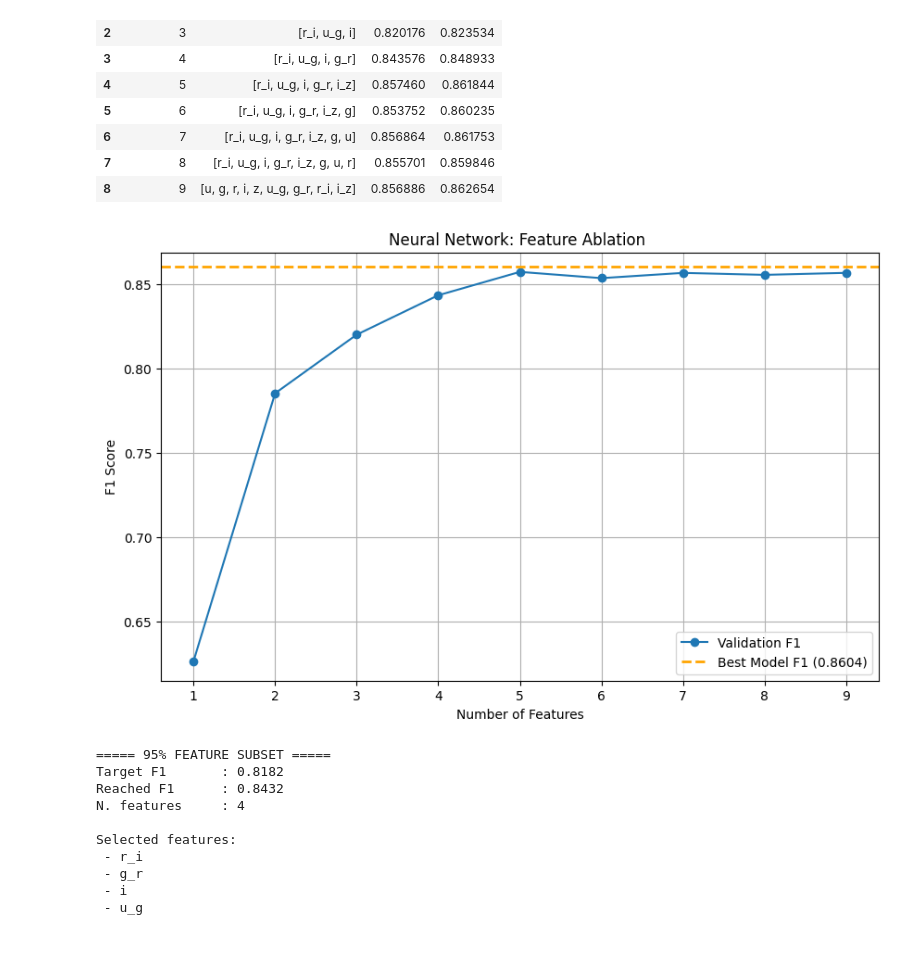
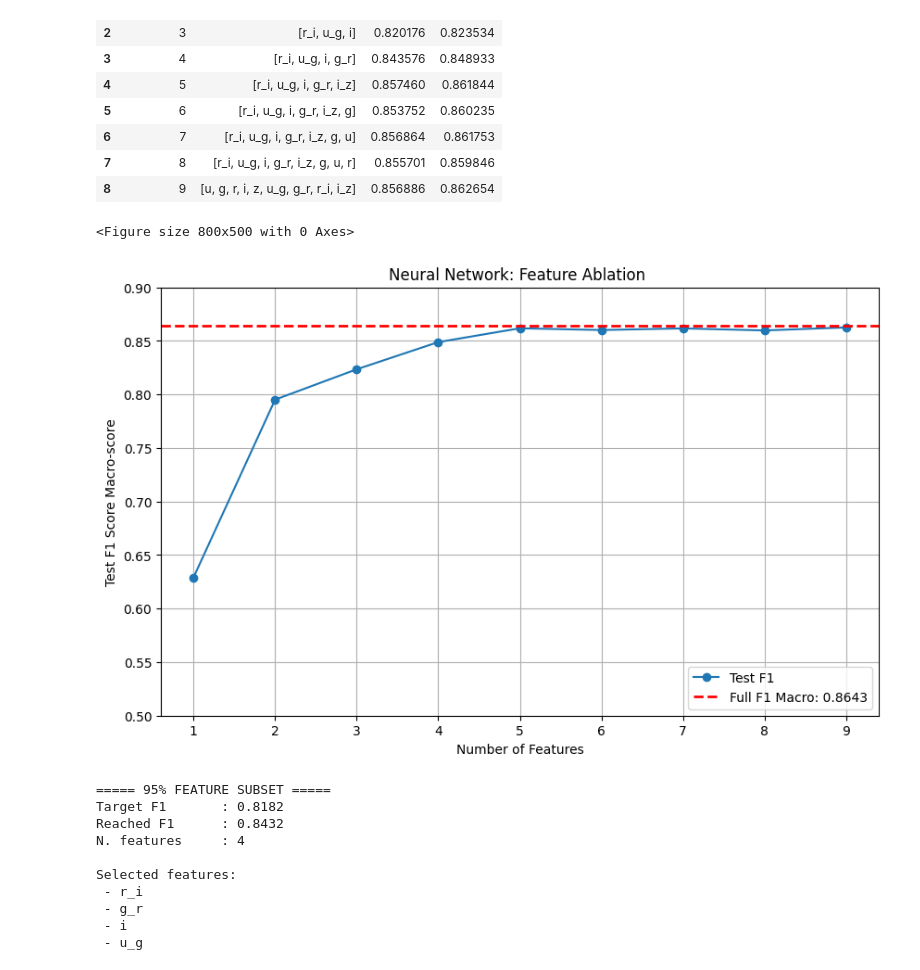
Before and after one commit to nicolomeneguzzo/Computational-Physics-2026, a Jupyter notebook: Astrophysical-Objects-Recognition/notebooks/stellar-classification-and-supervised-learning.ipynb, the cells around one changed output. Drawn from its saved outputs; the diff is of its cells as text; code cells hidden in the pictures.

Commit message:
other changes to the plots of feature ablation, inner READ ME

```diff
--- a/Astrophysical-Objects-Recognition/notebooks/stellar-classification-and-supervised-learning.ipynb
+++ b/Astrophysical-Objects-Recognition/notebooks/stellar-classification-and-supervised-learning.ipynb
@@ -660,14 +659,15 @@ Epoch 15/15 | loss=0.3139 | train_acc=87.91% | val_acc=88.55%
 | 7 | 8 | [r_i, u_g, i, g_r, i_z, g, u, r] | 0.855701 | 0.859846 |
 | 8 | 9 | [u, g, r, i, z, u_g, g_r, r_i, i_z] | 0.856886 | 0.862654 |
 # %%
-best_val_f1 = final_sorted.iloc[0]["val_f1"]
-
+best_test_f1 = final_sorted.iloc[0]["test_f1"]
+plt.figure(figsize=(8, 5))
 sc.plot_feature_ablation_nn(
     ablation_results,
-    best_val_f1=best_val_f1
+    best_test_f1=best_test_f1
 )
 # %% [output]
+<Figure size 800x500 with 0 Axes>
-[figure, old version]
+[figure, new version]
 # %%
 best_subset = sc.get_feature_subset_threshold(
     ablation_results,
```
Also changed, not shown: parts of 5 cells of this notebook, 25 other files.
